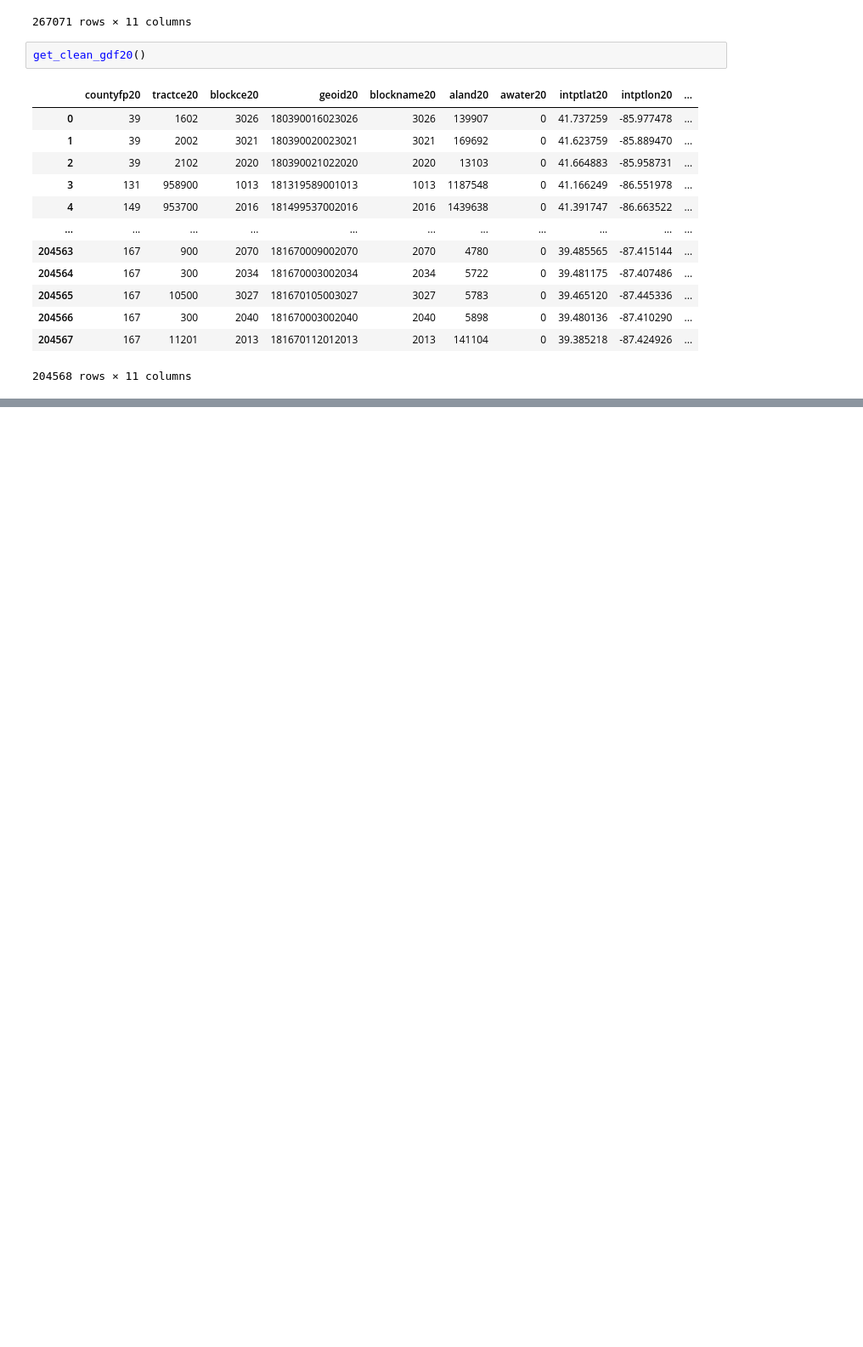
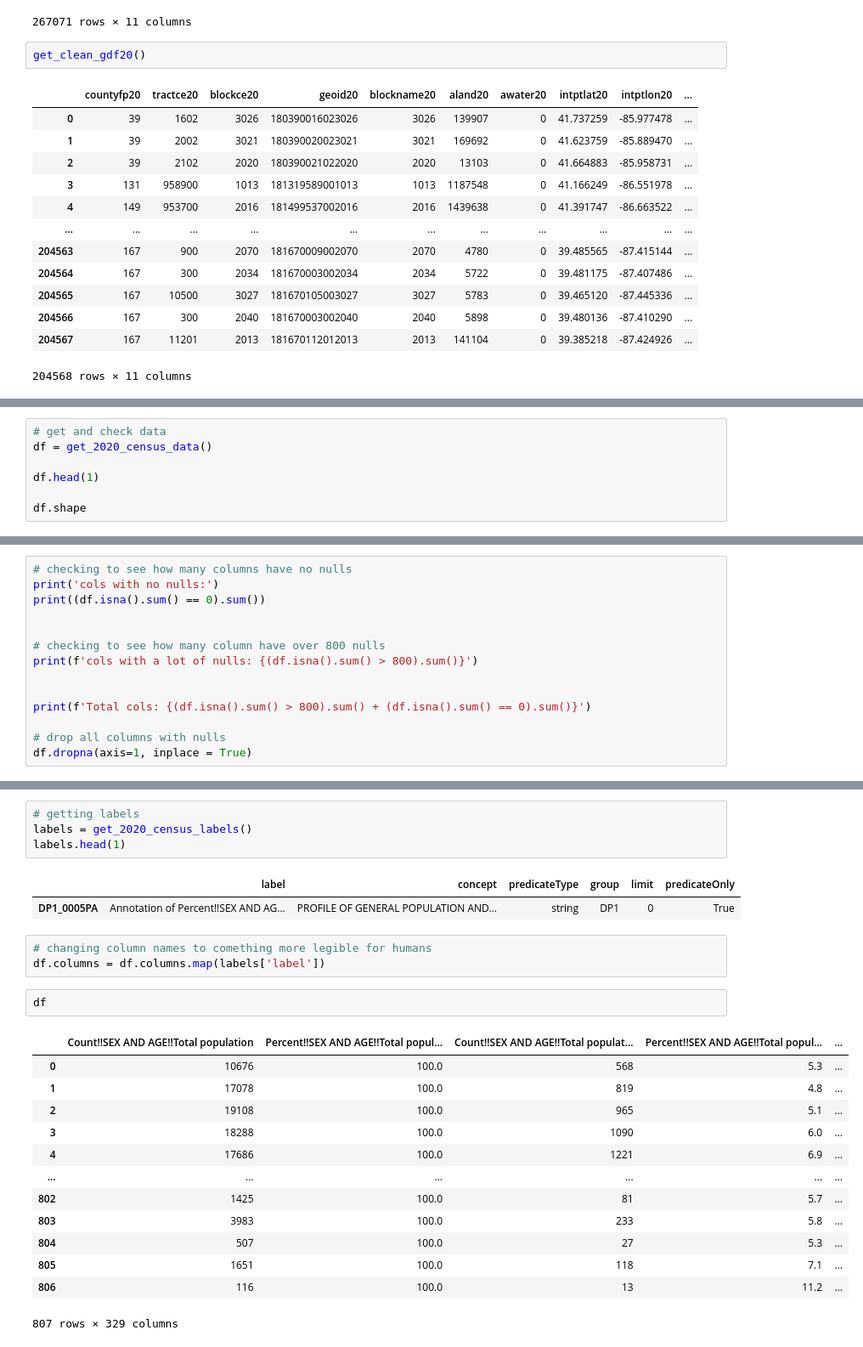
Before and after one commit to aaron-mv-moore/indy-action-time, a Jupyter notebook: 00_working_prepare_census.ipynb, the cells around one changed output, grey strips where cells are left out. Shown at 85% size. Saved outputs shown, nothing was run; the diff lists cells and outputs as text; blank space fills up the shorter version.

Commit message:
Adding 2020 diciennial census data

```diff
--- a/00_working_prepare_census.ipynb
+++ b/00_working_prepare_census.ipynb
@@ -266,0 +279,7 @@ get_clean_gdf20()
+# %%
+# get and check data
+df = get_2020_census_data()
+
+df.head(1)
+
+df.shape
@@ -266,0 +314,14 @@ get_clean_gdf20()
+# %%
+# checking to see how many columns have no nulls
+print('cols with no nulls:')
+print((df.isna().sum() == 0).sum())
+
+
+# checking to see how many column have over 800 nulls
+print(f'cols with a lot of nulls: {(df.isna().sum() > 800).sum()}')
+
+
+print(f'Total cols: {(df.isna().sum() > 800).sum() + (df.isna().sum() == 0).sum()}')
+
+# drop all columns with nulls
+df.dropna(axis=1, inplace = True)
@@ -266,0 +339,26 @@ get_clean_gdf20()
+# %%
+# getting labels
+labels = get_2020_census_labels()
+labels.head(1)
+# %% [output]
+|  | label | concept | predicateType | group | limit | predicateOnly |
+| DP1_0005PA | Annotation of Percent!!SEX AND AG... | PROFILE OF GENERAL POPULATION AND... | string | DP1 | 0 | True |
+# %%
+# changing column names to comething more legible for humans
+df.columns = df.columns.map(labels['label'])
+# %%
+df
+# %% [output]
+|  | Count!!SEX AND AGE!!Total population | Percent!!SEX AND AGE!!Total popul... | Count!!SEX AND AGE!!Total populat... | Percent!!SEX AND AGE!!Total popul... | ... |
+| 0 | 10676 | 100.0 | 568 | 5.3 | ... |
+| 1 | 17078 | 100.0 | 819 | 4.8 | ... |
+| 2 | 19108 | 100.0 | 965 | 5.1 | ... |
+| 3 | 18288 | 100.0 | 1090 | 6.0 | ... |
+| 4 | 17686 | 100.0 | 1221 | 6.9 | ... |
+| ... | ... | ... | ... | ... | ... |
+| 802 | 1425 | 100.0 | 81 | 5.7 | ... |
+| 803 | 3983 | 100.0 | 233 | 5.8 | ... |
+| 804 | 507 | 100.0 | 27 | 5.3 | ... |
+| 805 | 1651 | 100.0 | 118 | 7.1 | ... |
+| 806 | 116 | 100.0 | 13 | 11.2 | ... |
+807 rows × 329 columns
```
Also changed, not shown: parts of 11 cells of this notebook.
